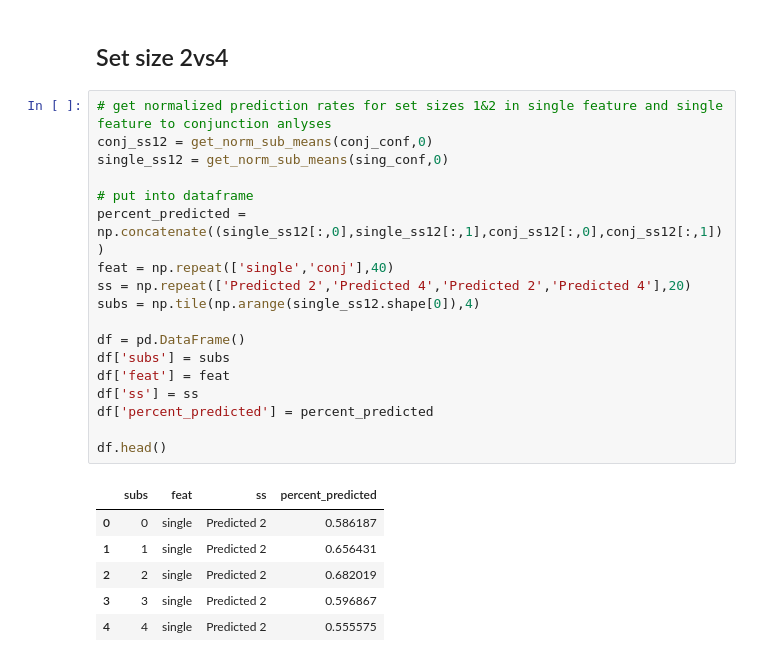
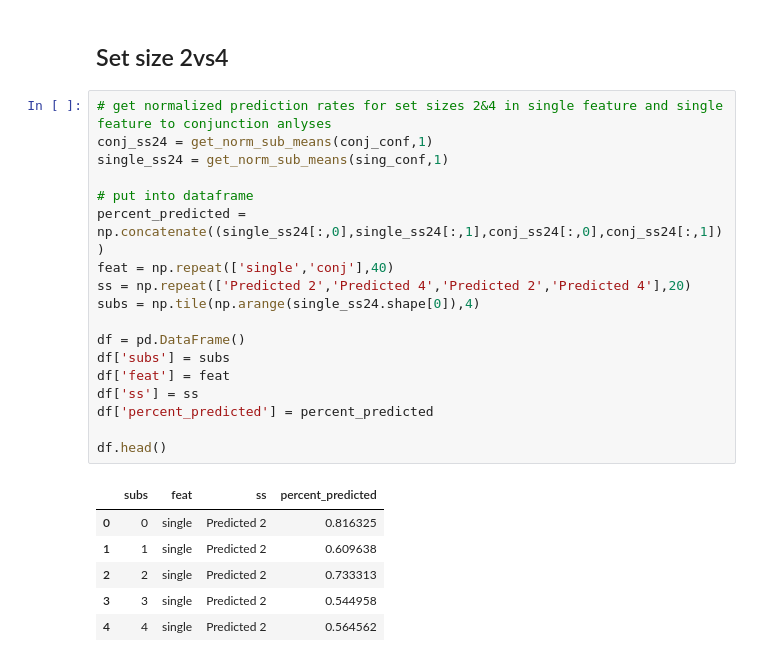
Before and after one commit to WilliamThyer/Thyer-et-al-2021, a Jupyter notebook: decode_load_preds_dont_double.ipynb, the cells around one changed output. Cells and saved outputs as stored; diff of their text form.

```diff
--- a/decode_load_preds_dont_double.ipynb
+++ b/decode_load_preds_dont_double.ipynb
@@ -242,27 +245,27 @@ plt.show()
 # %% [markdown]
 ## Set size 2vs4
 # %%
-# get normalized prediction rates for set sizes 1&2 in single feature and single feature to conjunction anlyses
-conj_ss12 = get_norm_sub_means(conj_conf,0)
-single_ss12 = get_norm_sub_means(sing_conf,0)
+# get normalized prediction rates for set sizes 2&4 in single feature and single feature to conjunction anlyses
+conj_ss24 = get_norm_sub_means(conj_conf,1)
+single_ss24 = get_norm_sub_means(sing_conf,1)
 
 # put into dataframe
-percent_predicted = np.concatenate((single_ss12[:,0],single_ss12[:,1],conj_ss12[:,0],conj_ss12[:,1]))
+percent_predicted = np.concatenate((single_ss24[:,0],single_ss24[:,1],conj_ss24[:,0],conj_ss24[:,1]))
 feat = np.repeat(['single','conj'],40)
 ss = np.repeat(['Predicted 2','Predicted 4','Predicted 2','Predicted 4'],20)
-subs = np.tile(np.arange(single_ss12.shape[0]),4)
+subs = np.tile(np.arange(single_ss24.shape[0]),4)
 
 df = pd.DataFrame()
 df['subs'] = subs
 df['feat'] = feat
 df['ss'] = ss
 df['percent_predicted'] = percent_predicted
 
 df.head()
 # %% [output]
 |  | subs | feat | ss | percent_predicted |
-| 0 | 0 | single | Predicted 2 | 0.586187 |
-| 1 | 1 | single | Predicted 2 | 0.656431 |
-| 2 | 2 | single | Predicted 2 | 0.682019 |
-| 3 | 3 | single | Predicted 2 | 0.596867 |
-| 4 | 4 | single | Predicted 2 | 0.555575 |
+| 0 | 0 | single | Predicted 2 | 0.816325 |
+| 1 | 1 | single | Predicted 2 | 0.609638 |
+| 2 | 2 | single | Predicted 2 | 0.733313 |
+| 3 | 3 | single | Predicted 2 | 0.544958 |
+| 4 | 4 | single | Predicted 2 | 0.564562 |
```
Also changed, not shown: parts of 7 cells of this notebook.
